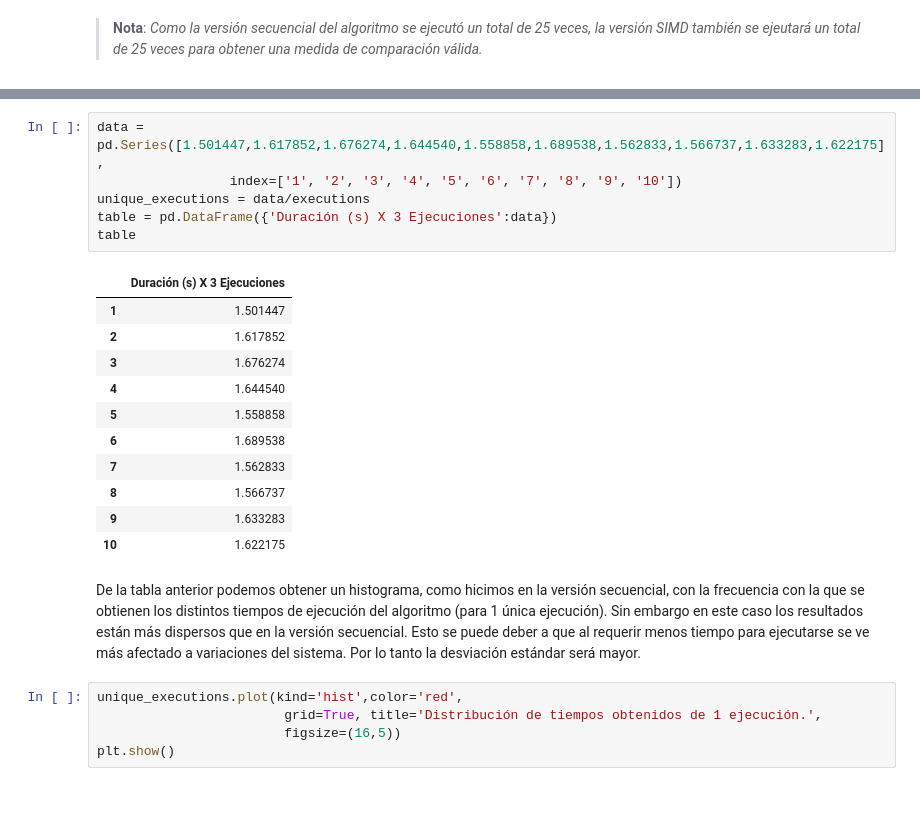
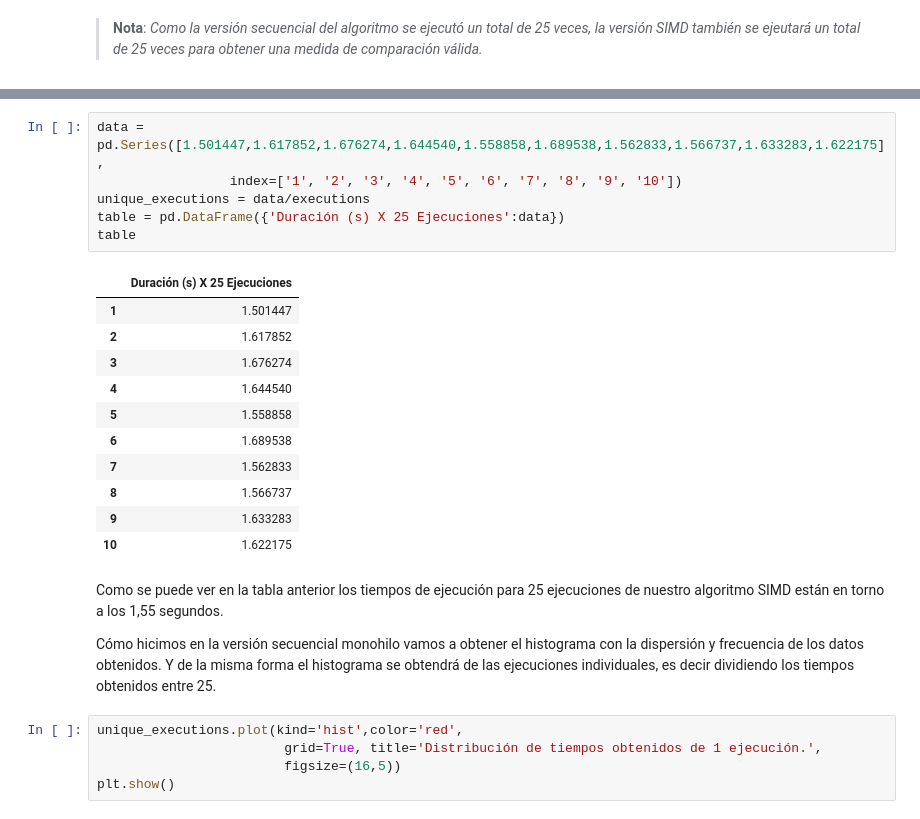
Before and after one commit to thewilly/GIISOF01-2-002-Arquitectura-Computadores, a Jupyter notebook: notebooks/2018-11-02-teamwork-all.ipynb, the cells around one changed output, grey strips where cells are left out. Drawn from its saved outputs; the diff is of its cells as text.

```diff
--- a/notebooks/2018-11-02-teamwork-all.ipynb
+++ b/notebooks/2018-11-02-teamwork-all.ipynb
@@ -309,11 +307,11 @@ Para el algoritmo anterior se obtienen los siguientes datos tras realizar 10 eje
 # %%
 data = pd.Series([1.501447,1.617852,1.676274,1.644540,1.558858,1.689538,1.562833,1.566737,1.633283,1.622175],
                  index=['1', '2', '3', '4', '5', '6', '7', '8', '9', '10'])
 unique_executions = data/executions
-table = pd.DataFrame({'Duración (s) X 3 Ejecuciones':data})
+table = pd.DataFrame({'Duración (s) X 25 Ejecuciones':data})
 table
 # %% [output]
-|  | Duración (s) X 3 Ejecuciones |
+|  | Duración (s) X 25 Ejecuciones |
 | 1 | 1.501447 |
 | 2 | 1.617852 |
 | 3 | 1.676274 |
@@ -324,8 +322,10 @@ table
 | 8 | 1.566737 |
 | 9 | 1.633283 |
 | 10 | 1.622175 |
-# %% [markdown]
-De la tabla anterior podemos obtener un histograma, como hicimos en la versión secuencial, con la frecuencia con la que se obtienen los distintos tiempos de ejecución del algoritmo (para 1 única ejecución). Sin embargo en este caso los resultados están más dispersos que en la versión secuencial. Esto se puede deber a que al requerir menos tiempo para ejecutarse se ve más afectado a variaciones del sistema. Por lo tanto la desviación estándar será mayor.
+# %% [markdown]
+Como se puede ver en la tabla anterior los tiempos de ejecución para 25 ejecuciones de nuestro algoritmo SIMD están en torno a los 1,55 segundos.
+
+Cómo hicimos en la versión secuencial monohilo vamos a obtener el histograma con la dispersión y frecuencia de los datos obtenidos. Y de la misma forma el histograma se obtendrá de las ejecuciones individuales, es decir dividiendo los tiempos obtenidos entre 25.
 # %%
 unique_executions.plot(kind='hist',color='red',
                         grid=True, title='Distribución de tiempos obtenidos de 1 ejecución.',
```
Also changed, not shown: parts of 50 cells of this notebook.
